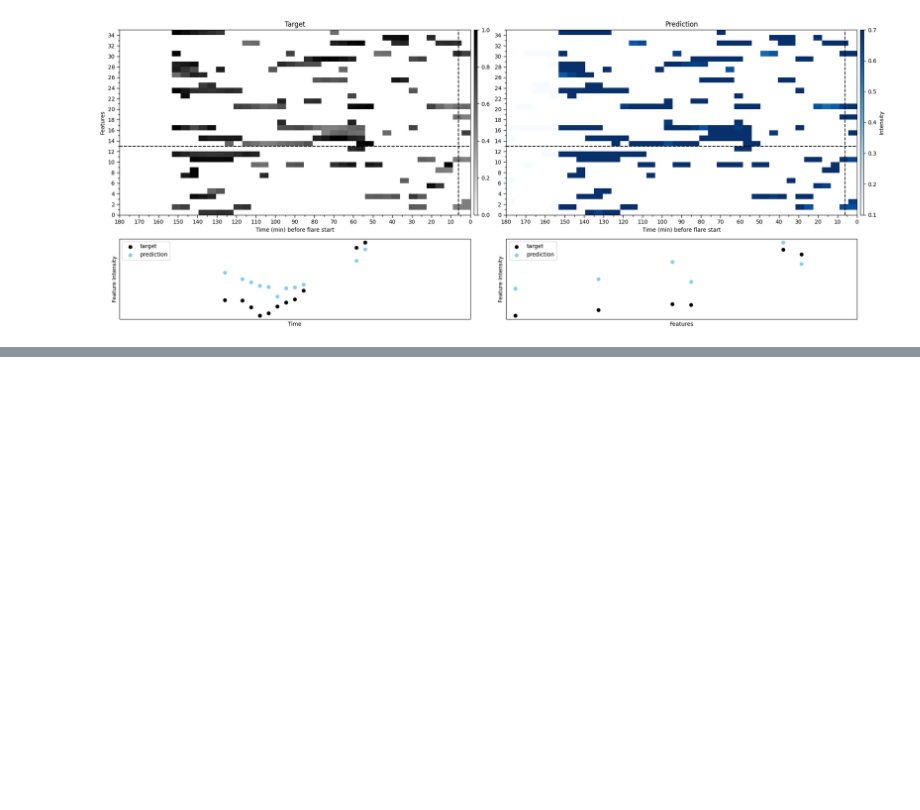
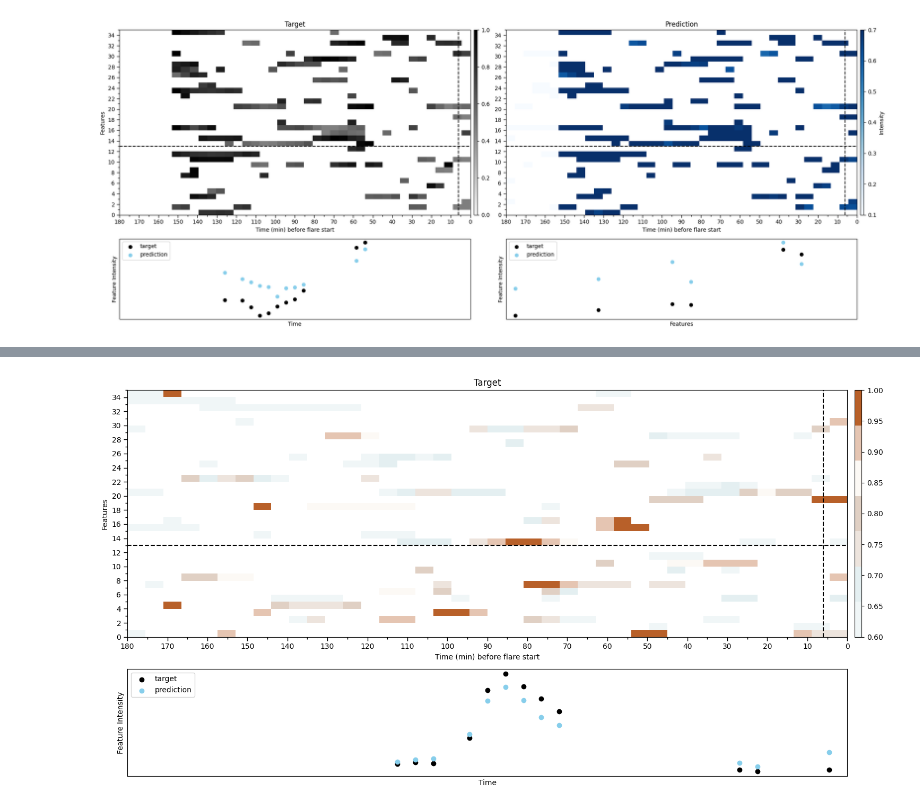
Before and after one commit to brandonlpanos/mvts, a Jupyter notebook: src/plotting.ipynb, the cells around one changed output, grey strips where cells are left out. Drawn from its saved outputs; the diff is of its cells as text; code cells hidden in the pictures; blank space fills up the shorter version.

```diff
--- a/src/plotting.ipynb
+++ b/src/plotting.ipynb
@@ -32,10 +32,9 @@ model = TransformerEncoder(feat_dim=35,
                                     dim_feedforward=256,
                                     freeze=True)
 model.float();
-model.load_state_dict(torch.load('../models/inputting_unity_norm.pt'));
+model.load_state_dict(torch.load('../temp/inputting_unity_norm.pt'));
 model.eval();
 # %%
-
 x, mask, _ = next(iter(val_dataloader))
 padding_mask = find_padding_masks(x)
 x = torch.nan_to_num(x)
@@ -45,7 +44,7 @@ x = x.to(device)
 x_masked = x_masked.to(device)
 target_masks = target_masks.to(device)
 padding_mask = padding_mask.to(device)
-y_hat = model(x_masked, padding_mask)
+y_hat, _ = model(x_masked, padding_mask)
 # %%
 select_instance = 5
 select_feature = 13
@@ -135,0 +163,58 @@ plt.show()
+# %%
+# select_instance = 5
+# select_feature = 13
+# vertical_select = 38
+
+# prediction_array = torch.squeeze(y_hat)
+# target_array = torch.squeeze(x)
+# mask_array = torch.squeeze(x_masked)
+
+# prediction_array = y_hat[select_instance, :, :].T.detach().numpy()
+# target_array = x[select_instance, :, :].T.detach().numpy()
+# mask_array = target_masks[select_instance, :, :].T.detach().numpy()
+
+# target_array[~mask_array] = np.nan
+# prediction_array[~mask_array] = np.nan
+# prediction_vec = prediction_array[select_feature, :]
+# target_vec = target_array[select_feature, :]
+# mask_vec = mask_array[select_feature, :]
+
+# prediction_vec_fet = prediction_array[:, vertical_select]
+# target_vec_fet = target_array[:, vertical_select]
+# mask_vec_fet = mask_array[:, vertical_select]
+
+fig = plt.subplots(figsize=(15, 8))
+gs = gridspec.GridSpec(3, 2)
+
+ax1 = plt.subplot(gs[0:2, :])
+ax1.set_title('Target')
+ax1.set_ylabel('Features')
+ax1.set_xlabel('Time (min) before flare start')
+im1=ax1.imshow(target_array, aspect='auto', cmap=custom_cmap, label='target', extent=[180, 0, 35, 0], vmax=1, vmin=0.6)
+ax1.axvline(x=6, color='k', linestyle='--')
+ax1.axhline(y=select_feature, color='k', linestyle='--')
+ax1.xaxis.set_major_locator(MultipleLocator(10))
+ax1.xaxis.set_minor_locator(MultipleLocator(5))
+ax1.yaxis.set_major_locator(MultipleLocator(2))
+ax1.yaxis.set_minor_locator(MultipleLocator(1))
+ax1.tick_params(which='major', length=5,width=1)
+ax1.tick_params(which='minor', length=3,width=1)
+ax1.set_ylim(0,35)
+cbar = plt.colorbar(im1, cax=ax1.inset_axes([1.01, 0, 0.01, 1]), aspect=10)
+
+ax3 = plt.subplot(gs[2, :])
+ax3.set_xlabel('Time')
+ax3.set_ylabel('Feature Intensity')
+ax3.scatter(range(len(target_vec)), target_vec, c='k', label='target')
+ax3.scatter(range(len(prediction_vec)), prediction_vec, c='skyblue', label='prediction')
+ax3.set_xlim(0,40)
+ax3.legend(loc='upper left')
+ax3.set_yticks([])
+ax3.set_xticks([])
+
+
+plt.tight_layout()
+# plt.savefig(f'../experiments/pretrained_unity_simple/figs/autoregressive_denoising_unity_simple_{ref}.png', dpi=300, bbox_inches='tight')
+plt.show()
+# %% [output]
+[figure, added]
```
Also changed, not shown: parts of 4 cells of this notebook.
